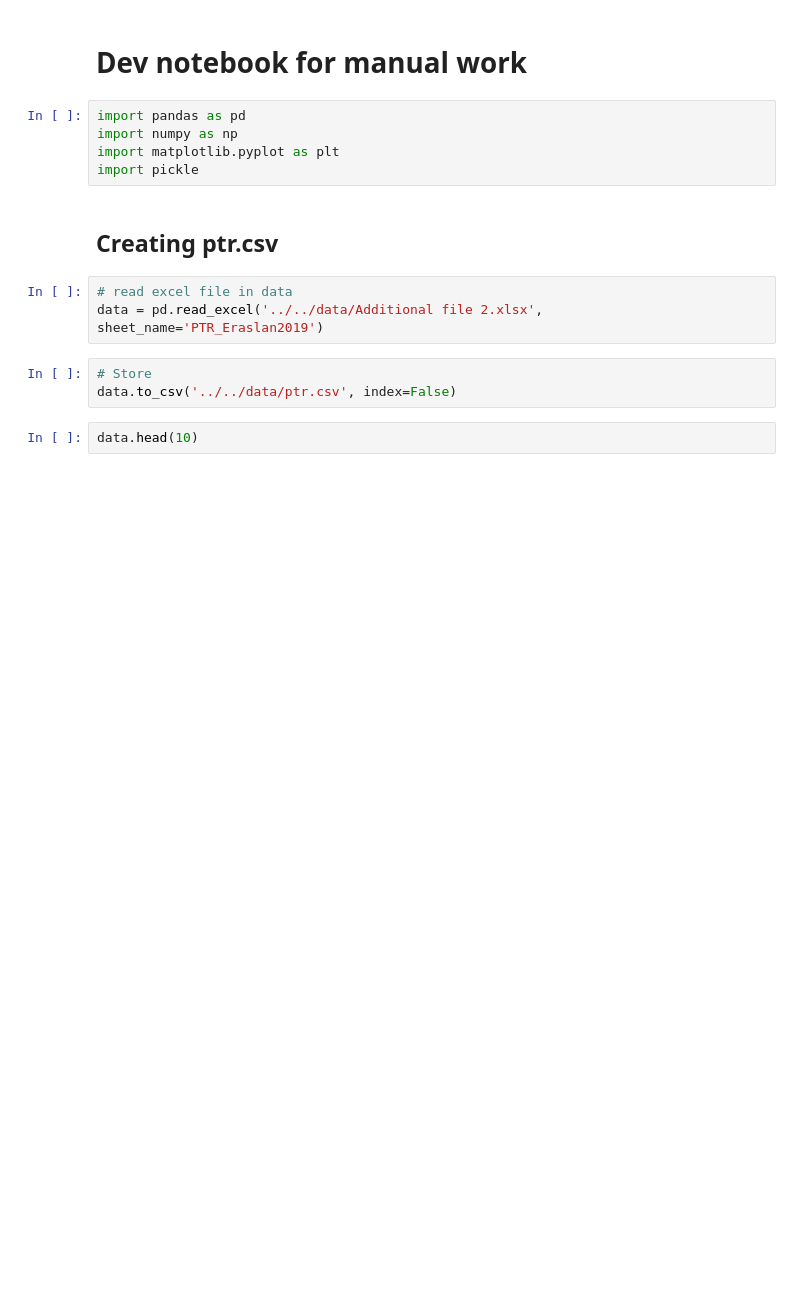
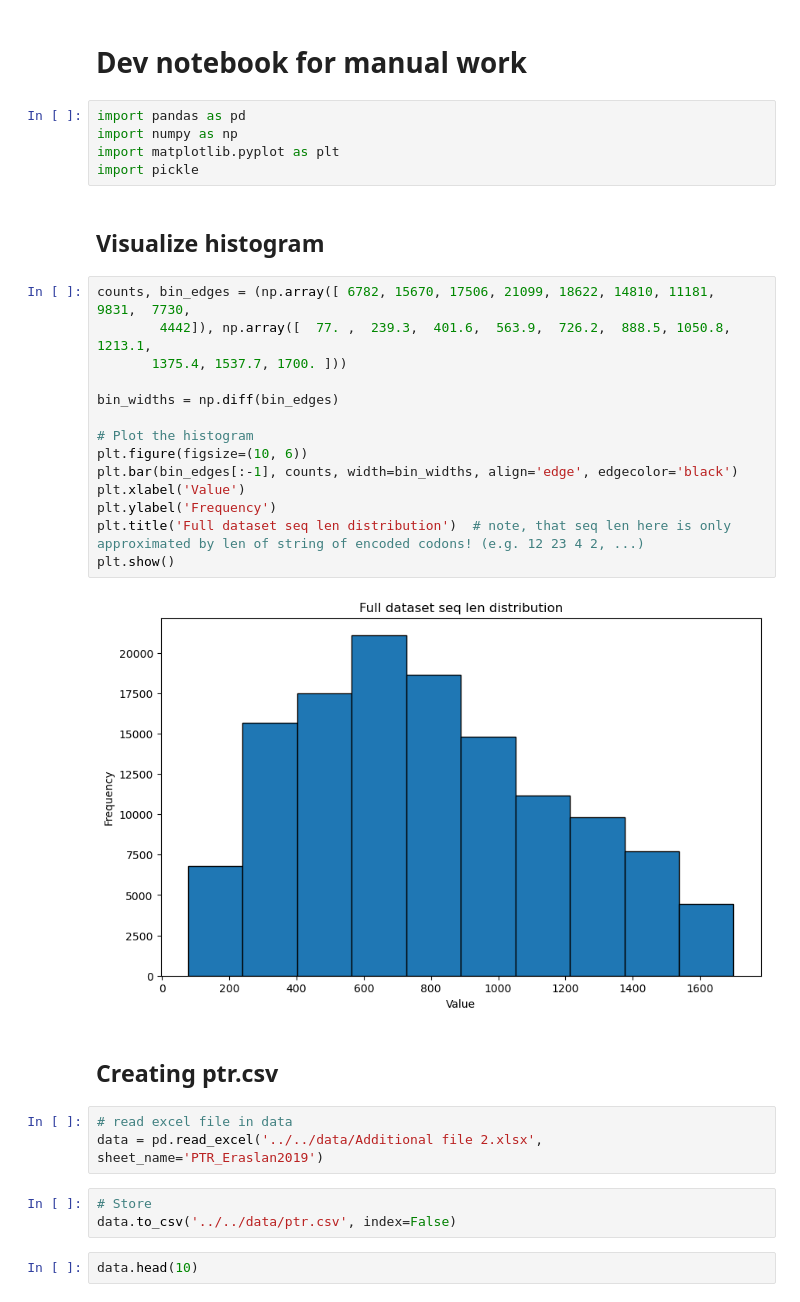
Before and after one commit to f-krause/master-thesis, a Jupyter notebook: src/data_handling/dev.ipynb, the cells around one changed output. Cells and saved outputs as stored; diff of their text form; blank space fills up the shorter version.

```diff
--- a/src/data_handling/dev.ipynb
+++ b/src/data_handling/dev.ipynb
@@ -5,6 +5,24 @@ import pandas as pd
 import numpy as np
 import matplotlib.pyplot as plt
 import pickle
+# %% [markdown]
+## Visualize histogram
+# %%
+counts, bin_edges = (np.array([ 6782, 15670, 17506, 21099, 18622, 14810, 11181,  9831,  7730,
+        4442]), np.array([  77. ,  239.3,  401.6,  563.9,  726.2,  888.5, 1050.8, 1213.1,
+       1375.4, 1537.7, 1700. ]))
+
+bin_widths = np.diff(bin_edges)
+
+# Plot the histogram
+plt.figure(figsize=(10, 6))
+plt.bar(bin_edges[:-1], counts, width=bin_widths, align='edge', edgecolor='black')
+plt.xlabel('Value')
+plt.ylabel('Frequency')
+plt.title('Full dataset seq len distribution')  # note, that seq len here is only approximated by len of string of encoded codons! (e.g. 12 23 4 2, ...)
+plt.show()
+# %% [output]
+[figure, added]
 # %% [markdown]
 ## Creating ptr.csv
 # %%
```
Also changed, not shown: 14 other files.
